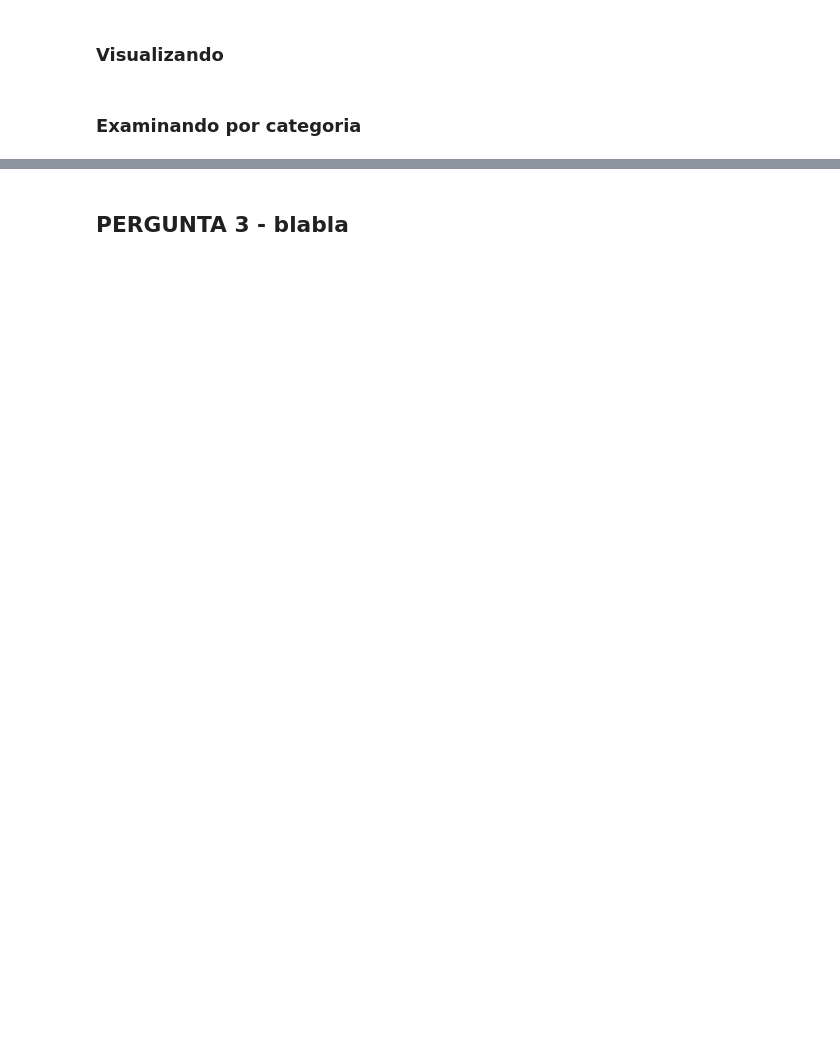
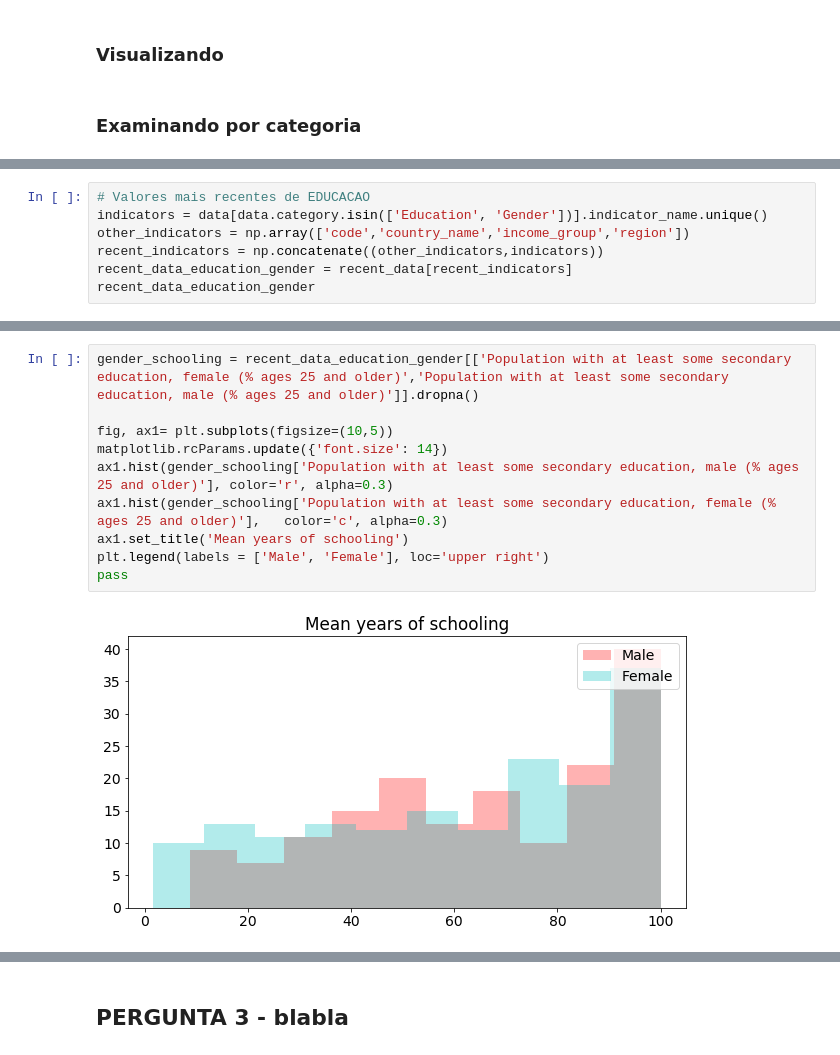
Before and after one commit to andreisha/inf1032-datascience, a Jupyter notebook: T1.1 Analise Descriptiva.ipynb, the cells around one changed output, grey strips where cells are left out. Drawn from its saved outputs; the diff is of its cells as text; blank space fills up the shorter version.

```diff
--- a/T1.1 Analise Descriptiva.ipynb
+++ b/T1.1 Analise Descriptiva.ipynb
@@ -506,0 +534,7 @@ Violence against women ever experienced, nonint...              56
+# %%
+# Valores mais recentes de EDUCACAO
+indicators = data[data.category.isin(['Education', 'Gender'])].indicator_name.unique()
+other_indicators = np.array(['code','country_name','income_group','region'])
+recent_indicators = np.concatenate((other_indicators,indicators))
+recent_data_education_gender = recent_data[recent_indicators]
+recent_data_education_gender
@@ -506,0 +580,12 @@ Violence against women ever experienced, nonint...              56
+# %%
+gender_schooling = recent_data_education_gender[['Population with at least some secondary education, female (% ages 25 and older)','Population with at least some secondary education, male (% ages 25 and older)']].dropna()
+
+fig, ax1= plt.subplots(figsize=(10,5))
+matplotlib.rcParams.update({'font.size': 14})
+ax1.hist(gender_schooling['Population with at least some secondary education, male (% ages 25 and older)'], color='r', alpha=0.3)
+ax1.hist(gender_schooling['Population with at least some secondary education, female (% ages 25 and older)'],   color='c', alpha=0.3)
+ax1.set_title('Mean years of schooling')
+plt.legend(labels = ['Male', 'Female'], loc='upper right')
+pass
+# %% [output]
+[figure, added]
```
Also changed, not shown: parts of 16 cells of this notebook, 2 other files.
